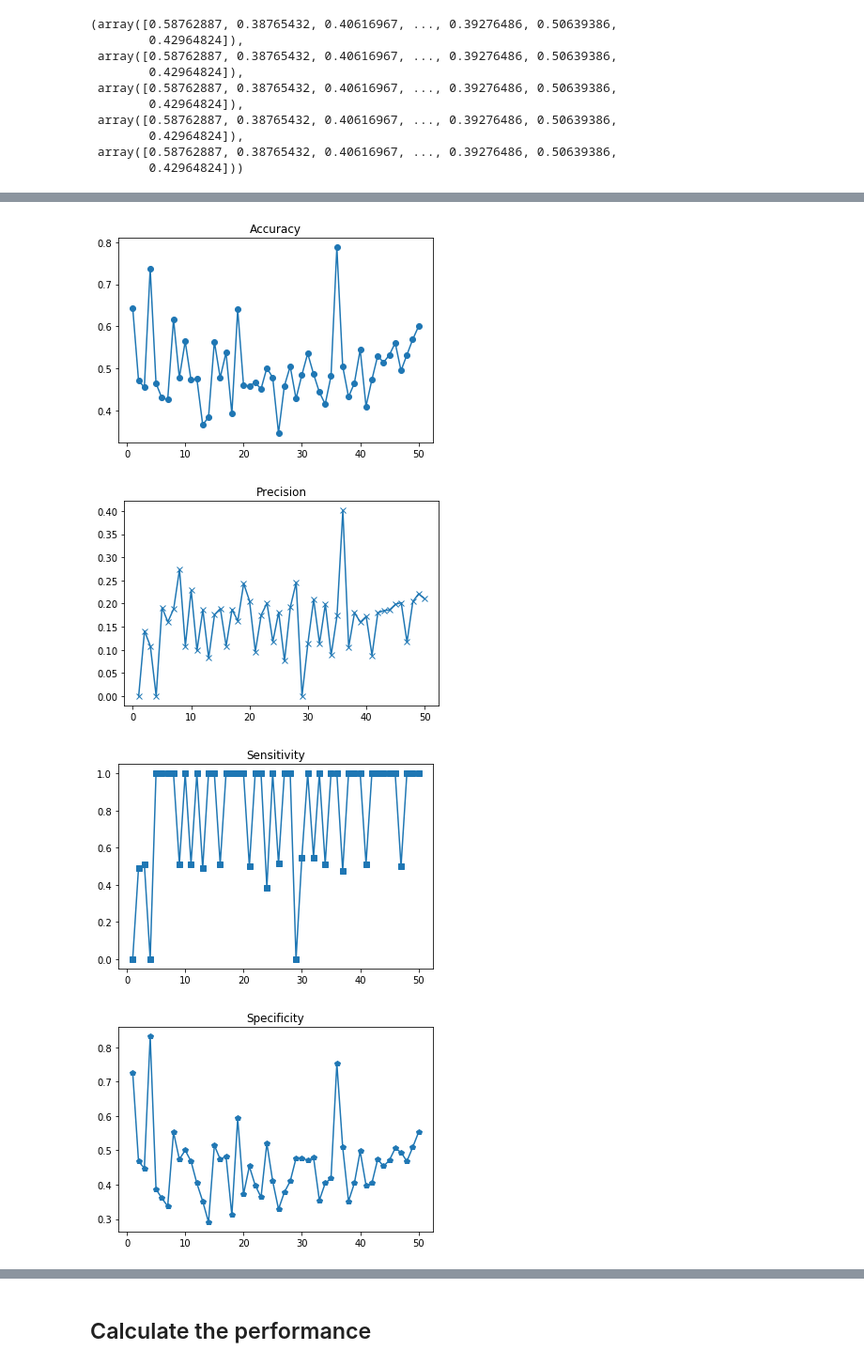
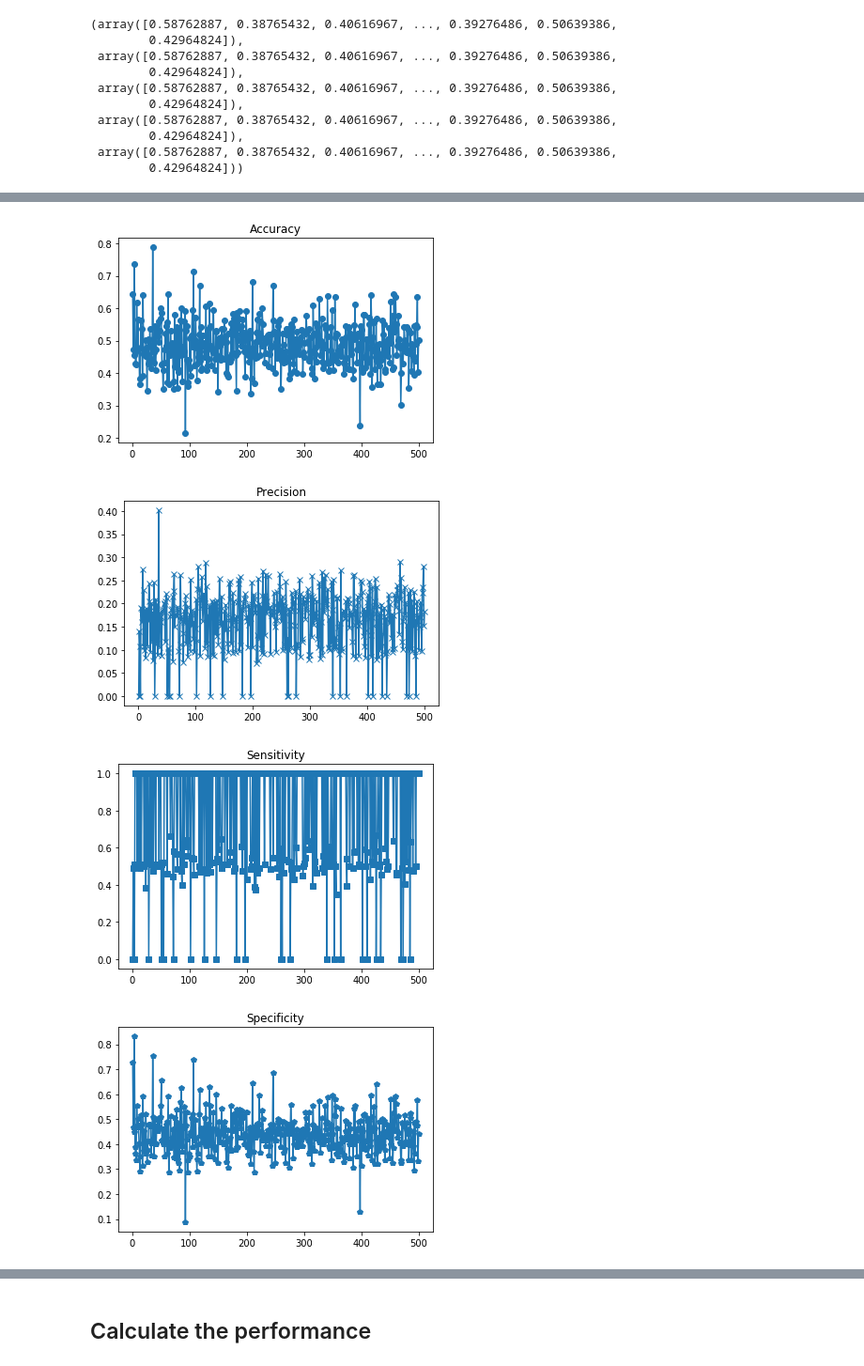
Before and after one commit to kooli89/Cassiop-e, a Jupyter notebook: get_data/benchmarkRISE.ipynb, the cells around one changed output, grey strips where cells are left out. Shown at 94% size. Cells and saved outputs as stored; diff of their text form; code cells hidden in the pictures.

```diff
--- a/get_data/benchmarkRISE.ipynb
+++ b/get_data/benchmarkRISE.ipynb
@@ -431,7 +436,7 @@ plot_performance(Scores[0], 50)
 # %%
-plot_performance(Scores[1], 50)
+plot_performance(Scores[1], 500)
 # %% [output]
-[figure, old version]
+[figure, new version]
-[figure, old version]
+[figure, new version]
-[figure, old version]
+[figure, new version]
-[figure, old version]
+[figure, new version]
```
Also changed, not shown: parts of 3 cells of this notebook, 10 other files.
